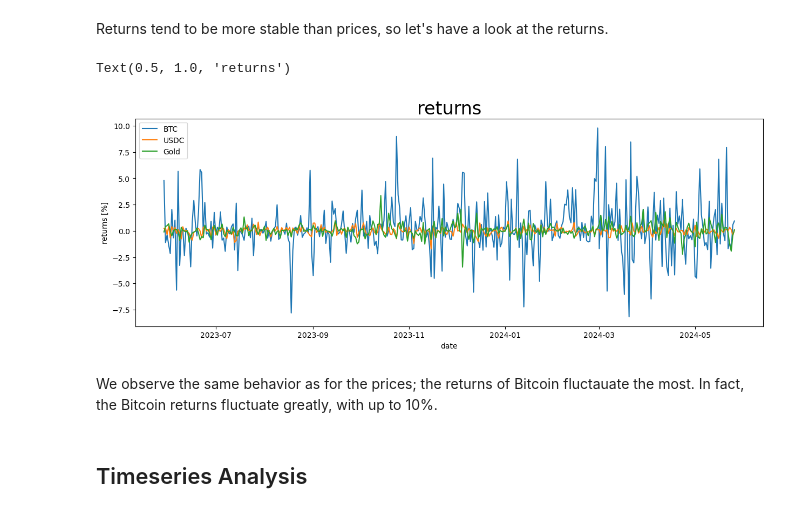
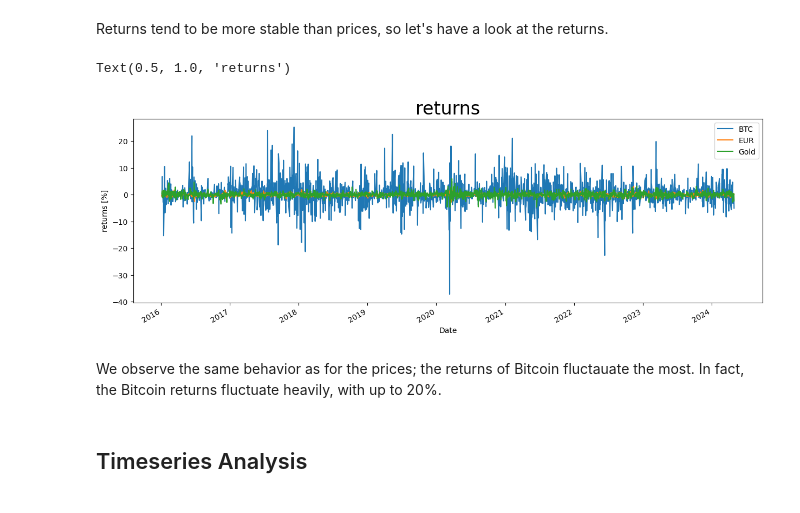
Before and after one commit to dHuberYoumans/time_series_analysis, a Jupyter notebook: time_series.ipynb, the cells around one changed output. Cells and saved outputs as stored; diff of their text form; code cells hidden in the pictures.

```diff
--- a/time_series.ipynb
+++ b/time_series.ipynb
@@ -407,18 +407,18 @@ As one might have expected from experience, the largest fluctuations seem to be
 Returns tend to be more stable than prices, so let's have a look at the returns.
 # %%
 fig, ax = plt.subplots(figsize=(15,5))
-btc_close.closing_ret[1:].mul(100).plot(figsize=(15,5),label='BTC')
-usdc_close.closing_ret[1:].mul(100).plot(figsize=(15,5),label='USDC')
-gold_close.closing_ret[1:].mul(100).plot(figsize=(15,5),label='Gold')
+btc_close.returns[1:].mul(100).plot(figsize=(15,5),label='BTC')
+eur_close.returns[1:].mul(100).plot(figsize=(15,5),label='EUR')
+gold_close.returns[1:].mul(100).plot(figsize=(15,5),label='Gold')
 ax.set_ylabel('returns [%]')
 plt.legend()
 plt.title('returns',fontsize=24)
 # %% [output]
 Text(0.5, 1.0, 'returns')
-[figure, old version]
+[figure, new version]
 # %% [markdown]
 We observe the same behavior as for the prices; the returns of Bitcoin fluctauate the most.
-In fact, the Bitcoin returns fluctuate greatly, with up to 10%.
+In fact, the Bitcoin returns fluctuate heavily, with up to 20%.
 # %% [markdown]
 ## Timeseries Analysis
 # %% [markdown]
```
Also changed, not shown: parts of 59 cells of this notebook.
